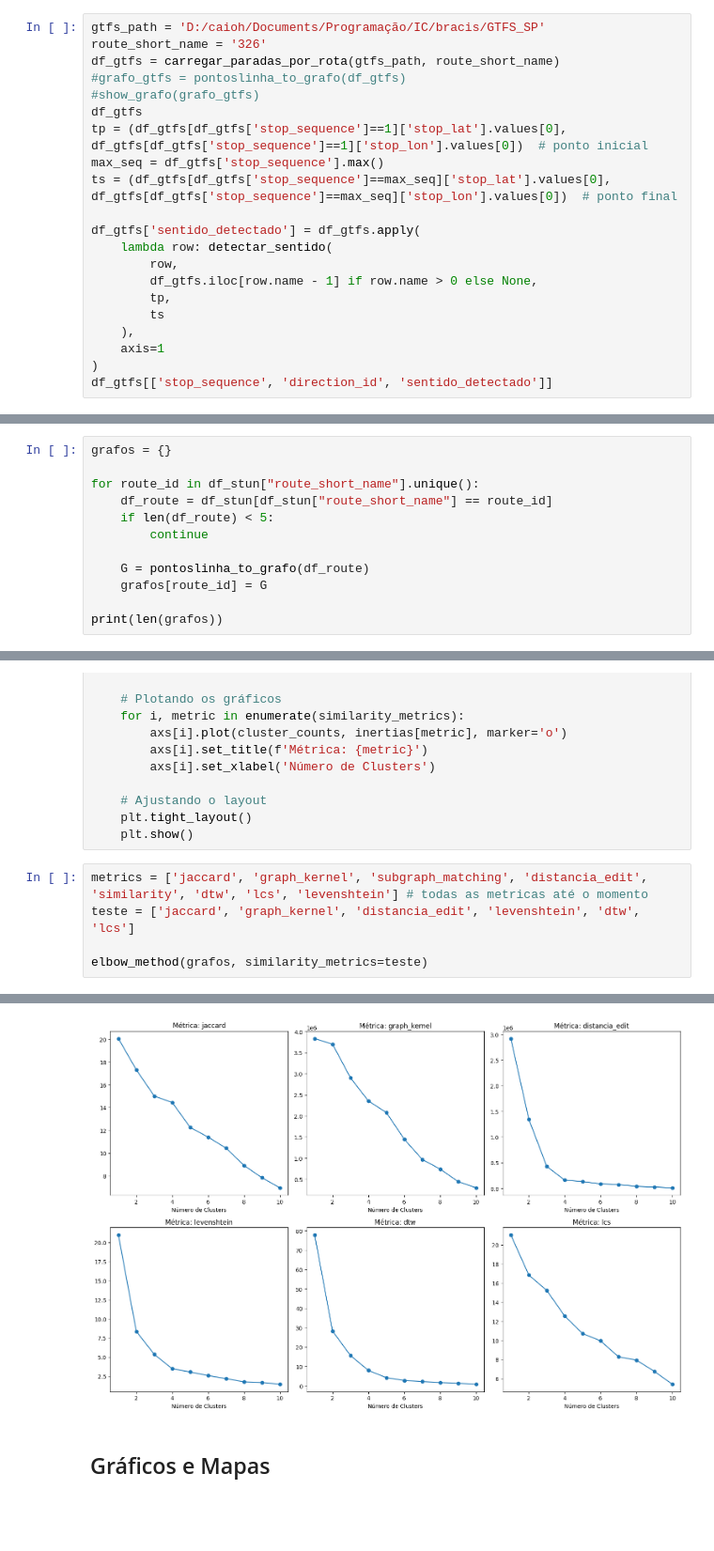
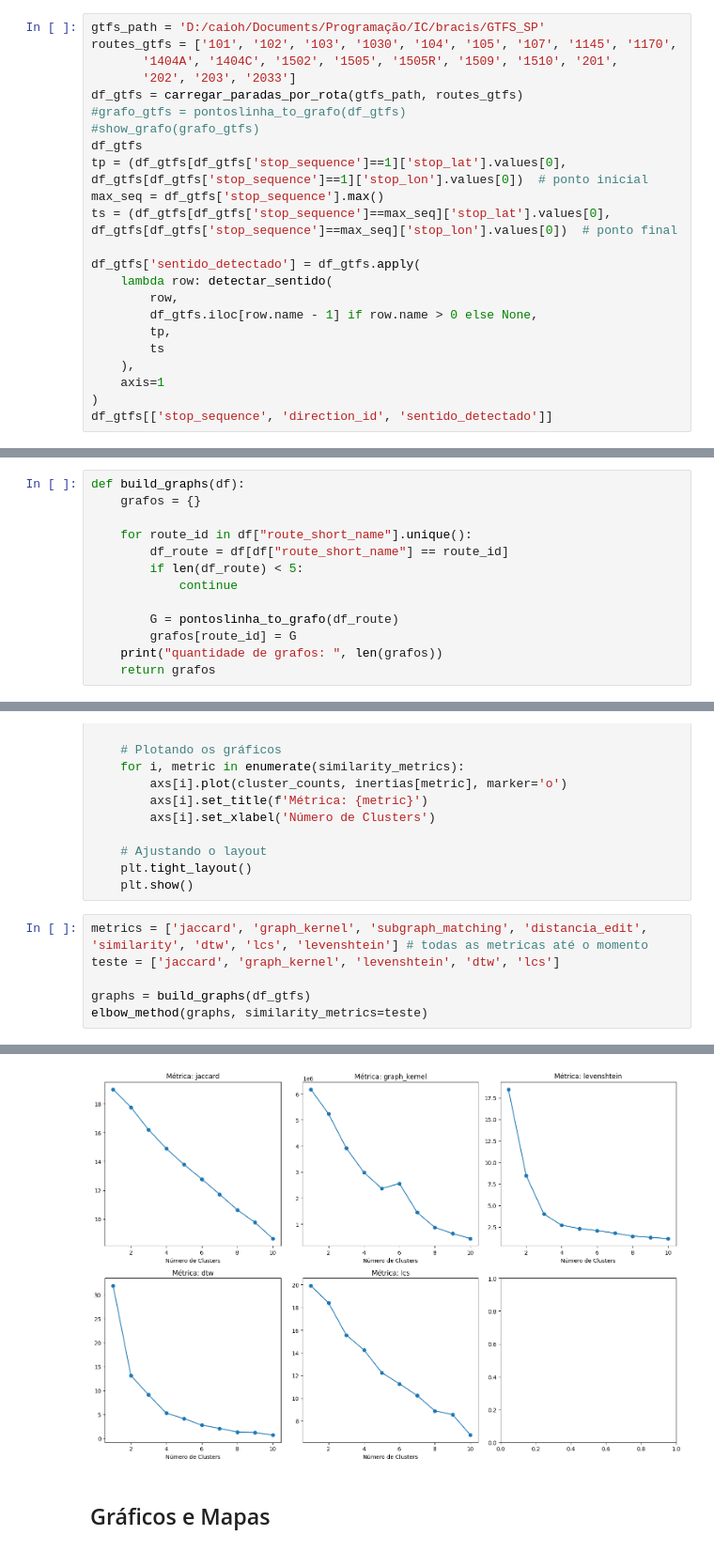
Before and after one commit to jorgenery/grafo-clusters, a Jupyter notebook: notebooks/kmeans.ipynb, the cells around one changed output, grey strips where cells are left out. Shown at 94% size. Drawn from its saved outputs; the diff is of its cells as text; blank space fills up the shorter version.

```diff
--- a/notebooks/kmeans.ipynb
+++ b/notebooks/kmeans.ipynb
@@ -189,8 +208,10 @@ df_stun.head()
 ### Load GTFS SP
 # %%
 gtfs_path = 'D:/caioh/Documents/Programação/IC/bracis/GTFS_SP'
-route_short_name = '326'
-df_gtfs = carregar_paradas_por_rota(gtfs_path, route_short_name)
+routes_gtfs = ['101', '102', '103', '1030', '104', '105', '107', '1145', '1170',
+       '1404A', '1404C', '1502', '1505', '1505R', '1509', '1510', '201',
+       '202', '203', '2033']
+df_gtfs = carregar_paradas_por_rota(gtfs_path, routes_gtfs)
 #grafo_gtfs = pontoslinha_to_grafo(df_gtfs)
 #show_grafo(grafo_gtfs)
 df_gtfs
@@ -436,14 +459,15 @@ def matriz_similaridade(lista_grafos, medida_de_distancia='similarity'):
 # %% [markdown]
 Construindo um grafo para cada linha
 # %%
-grafos = {}
+def build_graphs(df):
+    grafos = {}
 
-for route_id in df_stun["route_short_name"].unique():
-    df_route = df_stun[df_stun["route_short_name"] == route_id]
-    if len(df_route) < 5:
-        continue
+    for route_id in df["route_short_name"].unique():
+        df_route = df[df["route_short_name"] == route_id]
+        if len(df_route) < 5:
+            continue
 
-    G = pontoslinha_to_grafo(df_route)
-    grafos[route_id] = G
-
-print(len(grafos))
+        G = pontoslinha_to_grafo(df_route)
+        grafos[route_id] = G
+    print("quantidade de grafos: ", len(grafos))
+    return grafos
@@ -498,7 +522,8 @@ def elbow_method(lista_grafos, ncols=3, max_clusters=10, similarity_metrics=None
     plt.show()
 # %%
 metrics = ['jaccard', 'graph_kernel', 'subgraph_matching', 'distancia_edit', 'similarity', 'dtw', 'lcs', 'levenshtein'] # todas as metricas até o momento
-teste = ['jaccard', 'graph_kernel', 'distancia_edit', 'levenshtein', 'dtw', 'lcs']
+teste = ['jaccard', 'graph_kernel', 'levenshtein', 'dtw', 'lcs']
 
-elbow_method(grafos, similarity_metrics=teste)
+graphs = build_graphs(df_gtfs)
+elbow_method(graphs, similarity_metrics=teste)
 # %% [output]
@@ -505,4 +531,4 @@ elbow_method(grafos, similarity_metrics=teste)
-[figure, old version]
+[figure, new version]
 # %% [markdown]
 ## Gráficos e Mapas
 # %% [markdown]
```
Also changed, not shown: parts of 18 cells of this notebook.
